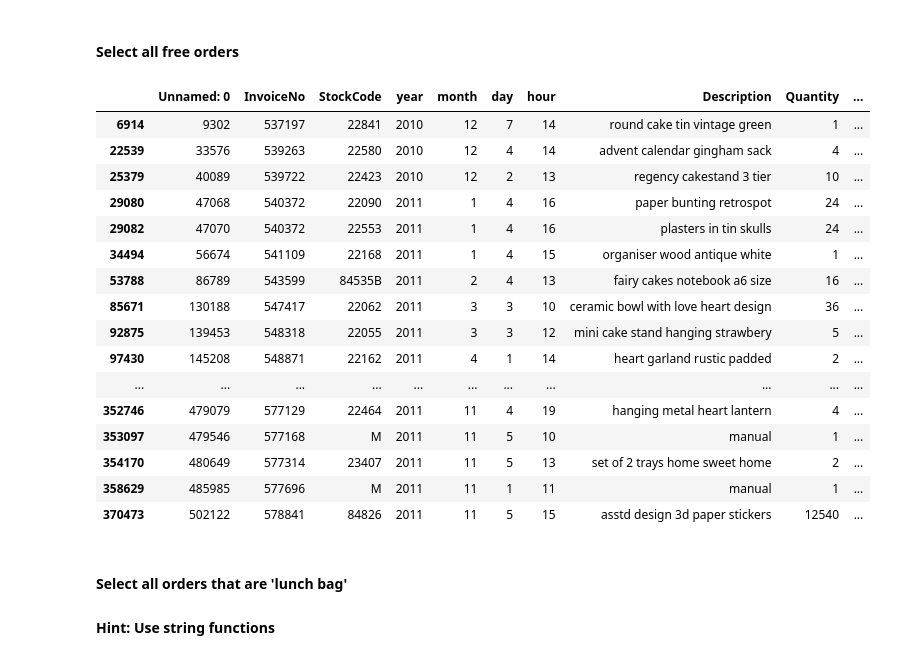
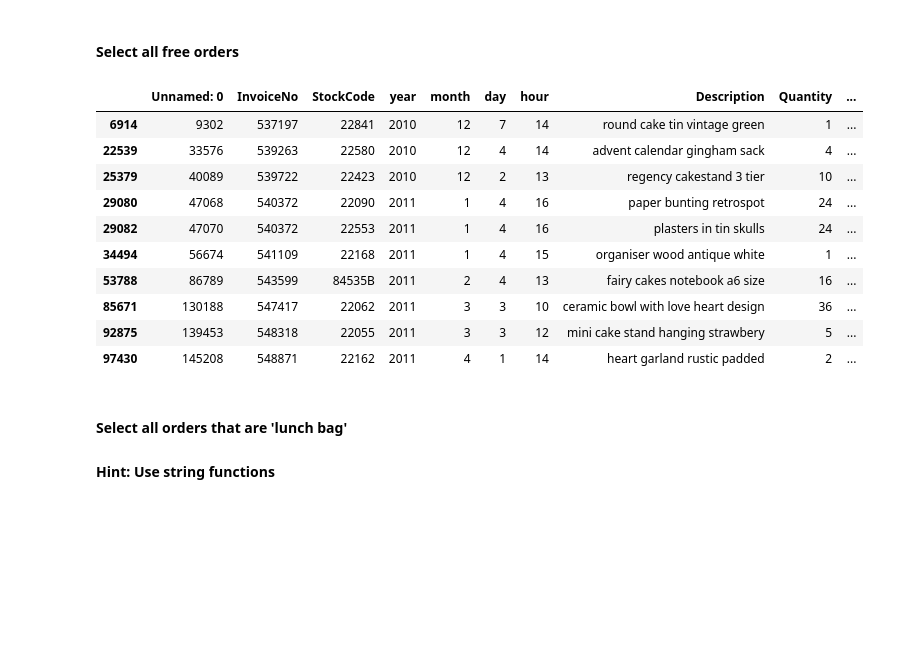
Before and after one commit to carlosmd14/datamad0119, a Jupyter notebook: module-2/lab-subsetting-and-descriptive-stats/your-code/main.ipynb, the cells around one changed output. Saved outputs shown, nothing was run; the diff lists cells and outputs as text; code cells hidden in the pictures; blank space fills up the shorter version.

```diff
--- a/module-2/lab-subsetting-and-descriptive-stats/your-code/main.ipynb
+++ b/module-2/lab-subsetting-and-descriptive-stats/your-code/main.ipynb
@@ -481,25 +461,19 @@ orders[(orders.Quantity > 50) & (orders.Country == 'Spain')]
 #### Select all free orders
 # %%
 # your answer here
-orders[orders.amount_spent == 0]
+orders[orders.amount_spent == 0].head(10)
 # %% [output]
 |  | Unnamed: 0 | InvoiceNo | StockCode | year | month | day | hour | Description | Quantity | ... |
 | 6914 | 9302 | 537197 | 22841 | 2010 | 12 | 7 | 14 | round cake tin vintage green | 1 | ... |
 | 22539 | 33576 | 539263 | 22580 | 2010 | 12 | 4 | 14 | advent calendar gingham sack | 4 | ... |
 | 25379 | 40089 | 539722 | 22423 | 2010 | 12 | 2 | 13 | regency cakestand 3 tier | 10 | ... |
 | 29080 | 47068 | 540372 | 22090 | 2011 | 1 | 4 | 16 | paper bunting retrospot | 24 | ... |
 | 29082 | 47070 | 540372 | 22553 | 2011 | 1 | 4 | 16 | plasters in tin skulls | 24 | ... |
 | 34494 | 56674 | 541109 | 22168 | 2011 | 1 | 4 | 15 | organiser wood antique white | 1 | ... |
 | 53788 | 86789 | 543599 | 84535B | 2011 | 2 | 4 | 13 | fairy cakes notebook a6 size | 16 | ... |
 | 85671 | 130188 | 547417 | 22062 | 2011 | 3 | 3 | 10 | ceramic bowl with love heart design | 36 | ... |
 | 92875 | 139453 | 548318 | 22055 | 2011 | 3 | 3 | 12 | mini cake stand hanging strawbery | 5 | ... |
 | 97430 | 145208 | 548871 | 22162 | 2011 | 4 | 1 | 14 | heart garland rustic padded | 2 | ... |
-| ... | ... | ... | ... | ... | ... | ... | ... | ... | ... | ... |
-| 352746 | 479079 | 577129 | 22464 | 2011 | 11 | 4 | 19 | hanging metal heart lantern | 4 | ... |
-| 353097 | 479546 | 577168 | M | 2011 | 11 | 5 | 10 | manual | 1 | ... |
-| 354170 | 480649 | 577314 | 23407 | 2011 | 11 | 5 | 13 | set of 2 trays home sweet home | 2 | ... |
-| 358629 | 485985 | 577696 | M | 2011 | 11 | 1 | 11 | manual | 1 | ... |
-| 370473 | 502122 | 578841 | 84826 | 2011 | 11 | 5 | 15 | asstd design 3d paper stickers | 12540 | ... |
 # %% [markdown]
 #### Select all orders that are 'lunch bag'
 #### Hint: Use string functions
```
Also changed, not shown: parts of 7 cells of this notebook.
